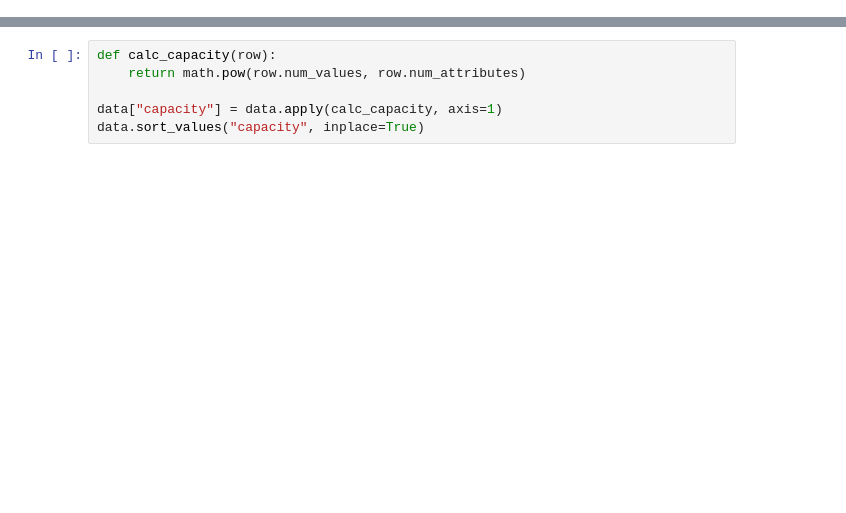
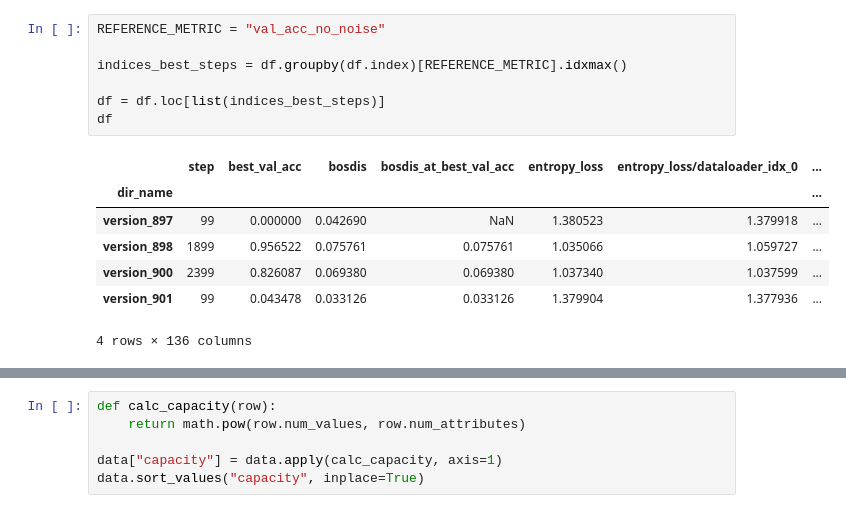
Before and after one commit to mitjanikolaus/emergent_communication, a Jupyter notebook: eval_grid_search_from_logs.ipynb, the cells around one changed output, grey strips where cells are left out. Saved outputs shown, nothing was run; the diff lists cells and outputs as text; blank space fills up the shorter version.

```diff
--- a/eval_grid_search_from_logs.ipynb
+++ b/eval_grid_search_from_logs.ipynb
@@ -10,3 +20,18 @@ df = pd.read_pickle("df.pickle")
+# %%
+REFERENCE_METRIC = "val_acc_no_noise"
+
+indices_best_steps = df.groupby(df.index)[REFERENCE_METRIC].idxmax()
+
+df = df.loc[list(indices_best_steps)]
+df
+# %% [output]
+|  | step | best_val_acc | bosdis | bosdis_at_best_val_acc | entropy_loss | entropy_loss/dataloader_idx_0 | ... |
+| dir_name |  |  |  |  |  |  | ... |
+| version_897 | 99 | 0.000000 | 0.042690 | NaN | 1.380523 | 1.379918 | ... |
+| version_898 | 1899 | 0.956522 | 0.075761 | 0.075761 | 1.035066 | 1.059727 | ... |
+| version_900 | 2399 | 0.826087 | 0.069380 | 0.069380 | 1.037340 | 1.037599 | ... |
+| version_901 | 99 | 0.043478 | 0.033126 | 0.033126 | 1.379904 | 1.377936 | ... |
+4 rows × 136 columns
 # %%
 MAX_N_RUNS = 10
 df.dropna(subset=["num_attributes", "num_values"], inplace=True)
```
Also changed, not shown: parts of 4 cells of this notebook, 1 other file.
